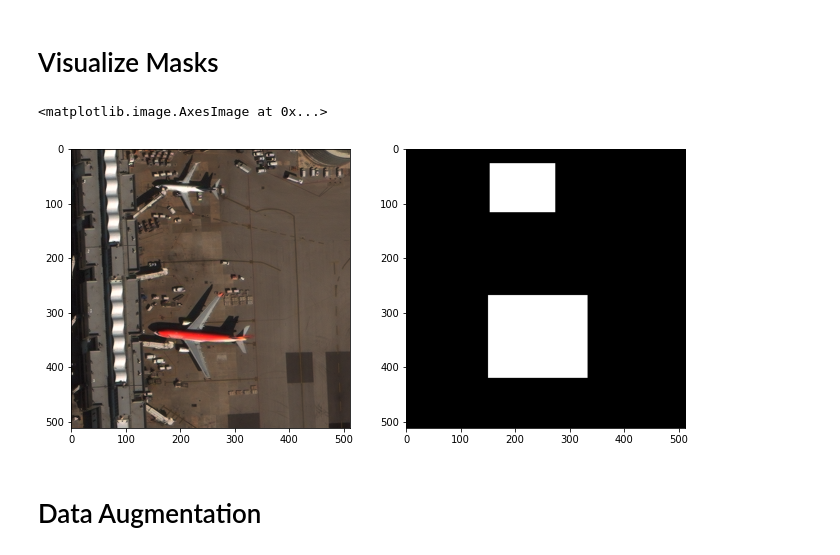
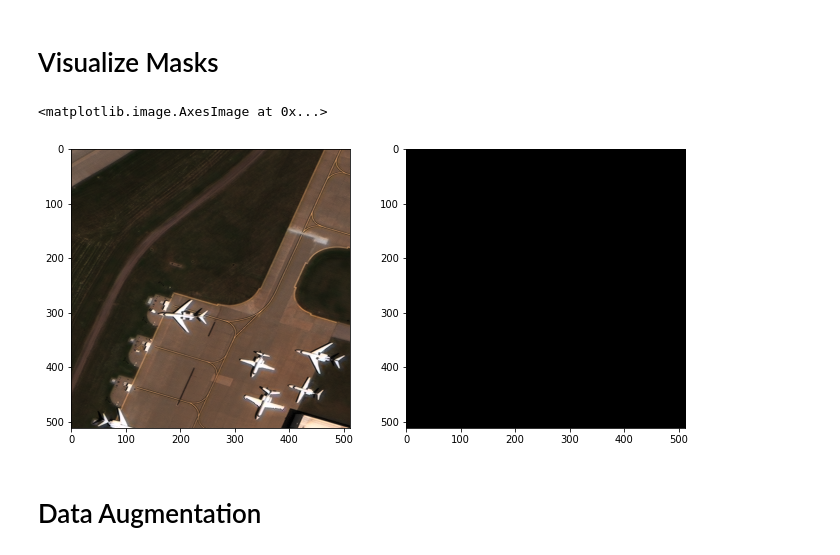
Before and after one commit to arturfabricio/aircraft-detection, a Jupyter notebook: src/rareplanes_collab.ipynb, the cells around one changed output. Saved outputs shown, nothing was run; the diff lists cells and outputs as text; code cells hidden in the pictures.

```diff
--- a/src/rareplanes_collab.ipynb
+++ b/src/rareplanes_collab.ipynb
@@ -177,31 +177,31 @@ def mask_to_bb(Y):
 # %% [markdown]
 # Visualize Masks
 # %%
-row = int(np.random.uniform(low=0, high=100, size=(1,)))
+row = 50#int(np.random.uniform(low=0, high=100, size=(1,)))
 
 test_img = os.path.join(train_imgs, str(result_data['name'][row]))
 rows_image = []
 
-for i in range(100):    #len(train_im_list)):
+for i in range(49):
     if result_data['name'][i] == result_data['name'][row]:
         rows_image.append(i)
 
 im = skimage.io.imread(test_img)
 bb = []
 final_y = np.zeros((512,512))
 
 for i in range(len(rows_image)):
     bb.append(create_bb_array(result_data.values[rows_image[i]]))
     Y = create_mask(bb[i],im)
     final_y = np.where(final_y == 0, Y, final_y)
 
 figsize = 11
 f, axarr = plt.subplots(1,2,figsize=(figsize*1, figsize*2))
 axarr[0].imshow(im)
 axarr[1].imshow(final_y, cmap='gray')
 # %% [output]
 <matplotlib.image.AxesImage at 0x...>
-[figure, old version]
+[figure, new version]
 # %% [markdown]
 # Data Augmentation
 # %%
```
Also changed, not shown: parts of 37 cells of this notebook, 1 other file.
